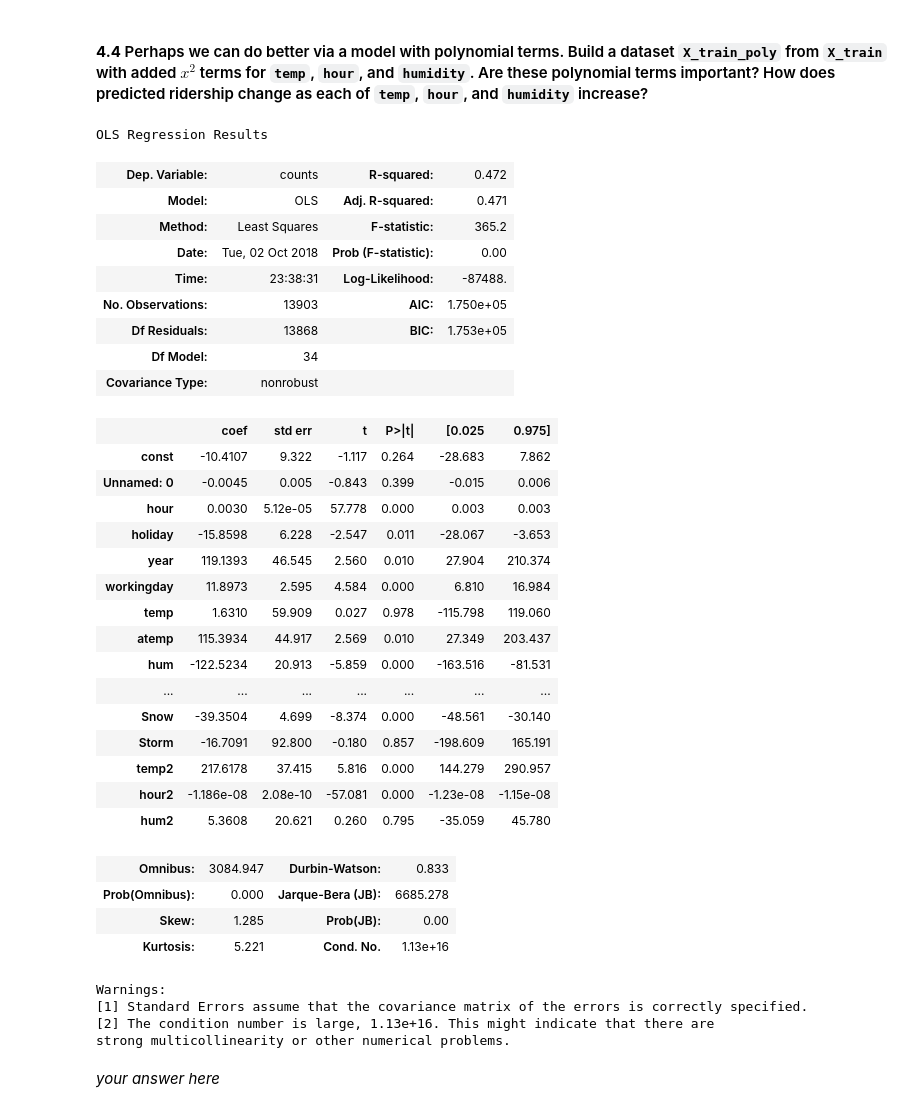
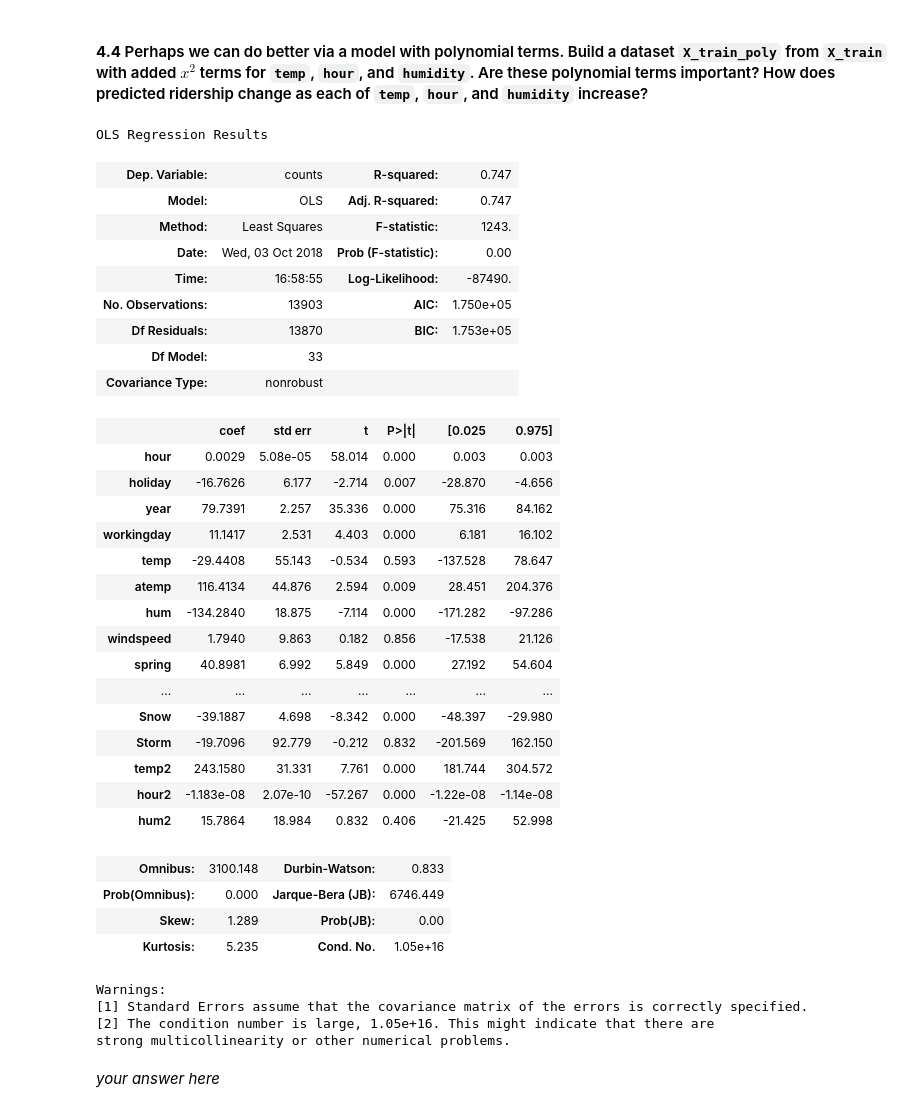
Before and after one commit to tmaounis/cs109a_hw3, a Jupyter notebook: cs109a_hw3_109.ipynb, the cells around one changed output. Saved outputs shown, nothing was run; the diff lists cells and outputs as text; code cells hidden in the pictures.

```diff
--- a/cs109a_hw3_109.ipynb
+++ b/cs109a_hw3_109.ipynb
@@ -483,47 +483,50 @@ X_train_poly["hour2"] = X_train["hour"]**2
 X_train_poly["hum2"] = X_train["hum"]**2
 X_train_poly = X_train_poly.drop(["const", "Unnamed: 0"], axis=1)
 
-#X_test_poly = X_test
-#X_test_poly["temp2"] = X_test["temp"]**2
-#X_test_poly["hour2"] = X_test["hour"]**2
-#X_test_poly["hum2"] = X_test["hum"]**2
+#needed later
+X_test_poly = X_test
+X_test_poly["temp2"] = X_test["temp"]**2
+X_test_poly["hour2"] = X_test["hour"]**2
+X_test_poly["hum2"] = X_test["hum"]**2
+X_test_poly = X_test_poly.drop(["const", "Unnamed: 0"], axis=1)
 # %%
-poly_model = OLS(y_train, X_train_poly).fit()
-poly_model.summary()
+poly_model_train = OLS(y_train, X_train_poly).fit()
+poly_model_test = OLS(y_test, X_test_poly).fit() #needed later
+poly_model_train.summary()
 # %% [output]
 OLS Regression Results
-| Dep. Variable: | counts | R-squared: | 0.472 |
-| Model: | OLS | Adj. R-squared: | 0.471 |
-| Method: | Least Squares | F-statistic: | 365.2 |
-| Date: | Tue, 02 Oct 2018 | Prob (F-statistic): | 0.00 |
-| Time: | 23:38:31 | Log-Likelihood: | -87488. |
+| Dep. Variable: | counts | R-squared: | 0.747 |
+| Model: | OLS | Adj. R-squared: | 0.747 |
+| Method: | Least Squares | F-statistic: | 1243. |
+| Date: | Wed, 03 Oct 2018 | Prob (F-statistic): | 0.00 |
+| Time: | 16:58:55 | Log-Likelihood: | -87490. |
 | No. Observations: | 13903 | AIC: | 1.750e+05 |
-| Df Residuals: | 13868 | BIC: | 1.753e+05 |
-| Df Model: | 34 |  |  |
+| Df Residuals: | 13870 | BIC: | 1.753e+05 |
+| Df Model: | 33 |  |  |
 | Covariance Type: | nonrobust |  |  |
 |  | coef | std err | t | P>|t| | [0.025 | 0.975] |
-| const | -10.4107 | 9.322 | -1.117 | 0.264 | -28.683 | 7.862 |
-| Unnamed: 0 | -0.0045 | 0.005 | -0.843 | 0.399 | -0.015 | 0.006 |
-| hour | 0.0030 | 5.12e-05 | 57.778 | 0.000 | 0.003 | 0.003 |
-| holiday | -15.8598 | 6.228 | -2.547 | 0.011 | -28.067 | -3.653 |
-| year | 119.1393 | 46.545 | 2.560 | 0.010 | 27.904 | 210.374 |
-| workingday | 11.8973 | 2.595 | 4.584 | 0.000 | 6.810 | 16.984 |
-| temp | 1.6310 | 59.909 | 0.027 | 0.978 | -115.798 | 119.060 |
-| atemp | 115.3934 | 44.917 | 2.569 | 0.010 | 27.349 | 203.437 |
-| hum | -122.5234 | 20.913 | -5.859 | 0.000 | -163.516 | -81.531 |
+| hour | 0.0029 | 5.08e-05 | 58.014 | 0.000 | 0.003 | 0.003 |
+| holiday | -16.7626 | 6.177 | -2.714 | 0.007 | -28.870 | -4.656 |
+| year | 79.7391 | 2.257 | 35.336 | 0.000 | 75.316 | 84.162 |
+| workingday | 11.1417 | 2.531 | 4.403 | 0.000 | 6.181 | 16.102 |
+| temp | -29.4408 | 55.143 | -0.534 | 0.593 | -137.528 | 78.647 |
+| atemp | 116.4134 | 44.876 | 2.594 | 0.009 | 28.451 | 204.376 |
+| hum | -134.2840 | 18.875 | -7.114 | 0.000 | -171.282 | -97.286 |
+| windspeed | 1.7940 | 9.863 | 0.182 | 0.856 | -17.538 | 21.126 |
+| spring | 40.8981 | 6.992 | 5.849 | 0.000 | 27.192 | 54.604 |
 | ... | ... | ... | ... | ... | ... | ... |
-| Snow | -39.3504 | 4.699 | -8.374 | 0.000 | -48.561 | -30.140 |
-| Storm | -16.7091 | 92.800 | -0.180 | 0.857 | -198.609 | 165.191 |
-| temp2 | 217.6178 | 37.415 | 5.816 | 0.000 | 144.279 | 290.957 |
-| hour2 | -1.186e-08 | 2.08e-10 | -57.081 | 0.000 | -1.23e-08 | -1.15e-08 |
-| hum2 | 5.3608 | 20.621 | 0.260 | 0.795 | -35.059 | 45.780 |
+| Snow | -39.1887 | 4.698 | -8.342 | 0.000 | -48.397 | -29.980 |
+| Storm | -19.7096 | 92.779 | -0.212 | 0.832 | -201.569 | 162.150 |
+| temp2 | 243.1580 | 31.331 | 7.761 | 0.000 | 181.744 | 304.572 |
+| hour2 | -1.183e-08 | 2.07e-10 | -57.267 | 0.000 | -1.22e-08 | -1.14e-08 |
+| hum2 | 15.7864 | 18.984 | 0.832 | 0.406 | -21.425 | 52.998 |
-| Omnibus: | 3084.947 | Durbin-Watson: | 0.833 |
-| Prob(Omnibus): | 0.000 | Jarque-Bera (JB): | 6685.278 |
-| Skew: | 1.285 | Prob(JB): | 0.00 |
-| Kurtosis: | 5.221 | Cond. No. | 1.13e+16 |
+| Omnibus: | 3100.148 | Durbin-Watson: | 0.833 |
+| Prob(Omnibus): | 0.000 | Jarque-Bera (JB): | 6746.449 |
+| Skew: | 1.289 | Prob(JB): | 0.00 |
+| Kurtosis: | 5.235 | Cond. No. | 1.05e+16 |
 Warnings:
 [1] Standard Errors assume that the covariance matrix of the errors is correctly specified.
-[2] The condition number is large, 1.13e+16. This might indicate that there are
+[2] The condition number is large, 1.05e+16. This might indicate that there are
 strong multicollinearity or other numerical problems.
 # %% [markdown]
 *your answer here*
```
Also changed, not shown: parts of 6 cells of this notebook.
